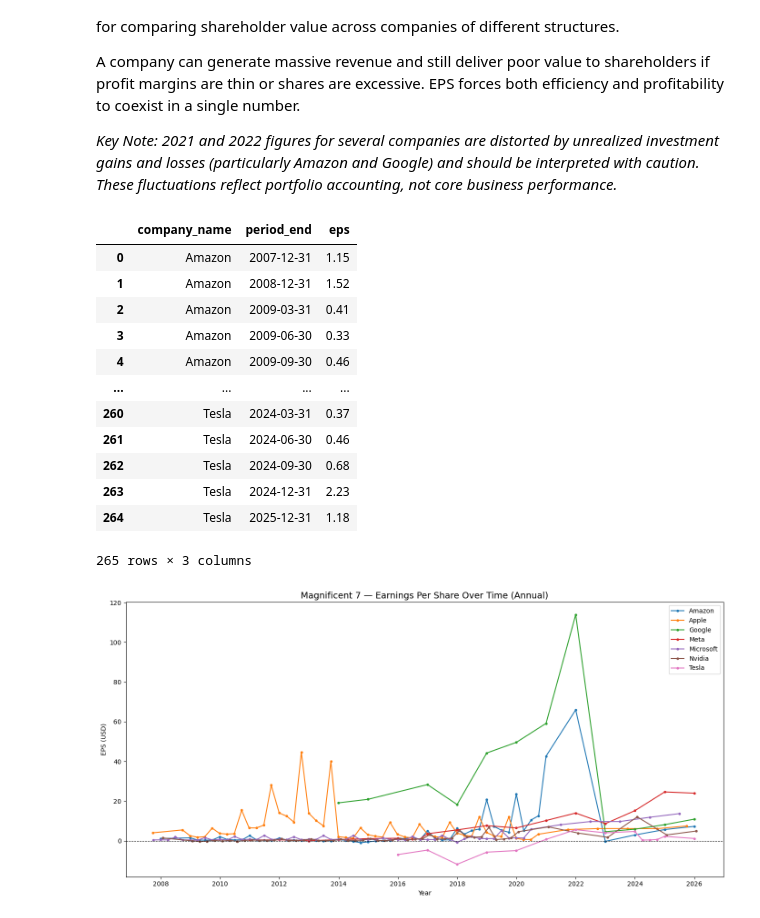
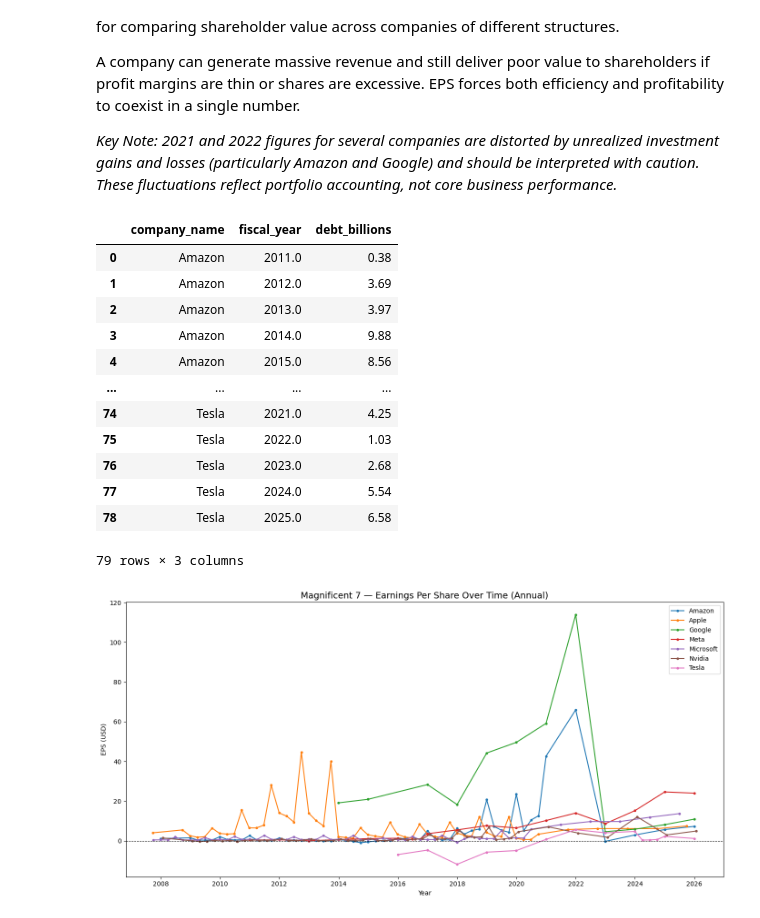
Before and after one commit to cody-becker/Magnificent-7-Financial-Analysis, a Jupyter notebook: TechData.ipynb, the cells around one changed output. Drawn from its saved outputs; the diff is of its cells as text; code cells hidden in the pictures.

```diff
--- a/TechData.ipynb
+++ b/TechData.ipynb
@@ -118,29 +118,49 @@ accounting, not core business performance.*
 # %%
 query = """
 SELECT company_name, period_end, value AS eps
 FROM company_financials
 WHERE metric = 'EarningsPerShareBasic'
 AND form = '10-K'
 ORDER BY company_name, period_end
 """
 
 with engine.connect() as conn:
-	df_eps = pd.read_sql(query, conn.connection)
+    df_eps = pd.read_sql(query, conn.connection.connection)
 df_eps
+
+with engine.connect() as conn:
+    df_net_income = pd.read_sql(query, conn.connection.connection)
+df_net_income
+
+with engine.connect() as conn:
+    df_revenue = pd.read_sql(revenue_query, conn.connection.connection)
+df_revenue
+
+with engine.connect() as conn:
+    df_margin = pd.read_sql(margin_query, conn.connection.connection)
+df_margin
+
+with engine.connect() as conn:
+    df_rd = pd.read_sql(rd_query, conn.connection.connection)
+df_rd
+
+with engine.connect() as conn:
+    df_debt = pd.read_sql(debt_query, conn.connection.connection)
+df_debt
 # %% [output]
-|  | company_name | period_end | eps |
-| 0 | Amazon | 2007-12-31 | 1.15 |
-| 1 | Amazon | 2008-12-31 | 1.52 |
-| 2 | Amazon | 2009-03-31 | 0.41 |
-| 3 | Amazon | 2009-06-30 | 0.33 |
-| 4 | Amazon | 2009-09-30 | 0.46 |
+|  | company_name | fiscal_year | debt_billions |
+| 0 | Amazon | 2011.0 | 0.38 |
+| 1 | Amazon | 2012.0 | 3.69 |
+| 2 | Amazon | 2013.0 | 3.97 |
+| 3 | Amazon | 2014.0 | 9.88 |
+| 4 | Amazon | 2015.0 | 8.56 |
 | ... | ... | ... | ... |
-| 260 | Tesla | 2024-03-31 | 0.37 |
-| 261 | Tesla | 2024-06-30 | 0.46 |
-| 262 | Tesla | 2024-09-30 | 0.68 |
-| 263 | Tesla | 2024-12-31 | 2.23 |
-| 264 | Tesla | 2025-12-31 | 1.18 |
+| 74 | Tesla | 2021.0 | 4.25 |
+| 75 | Tesla | 2022.0 | 1.03 |
+| 76 | Tesla | 2023.0 | 2.68 |
+| 77 | Tesla | 2024.0 | 5.54 |
+| 78 | Tesla | 2025.0 | 6.58 |
-265 rows × 3 columns
+79 rows × 3 columns
 # %%
 fig, ax = plt.subplots(figsize=(14, 7))
 
```
Also changed, not shown: parts of 3 cells of this notebook.
